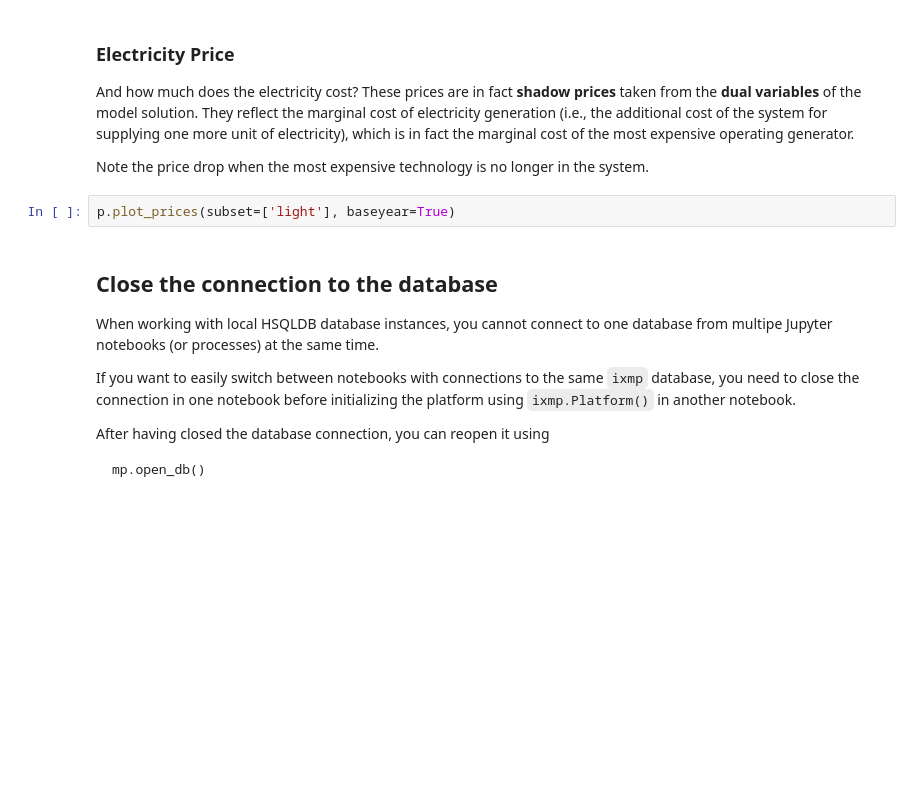
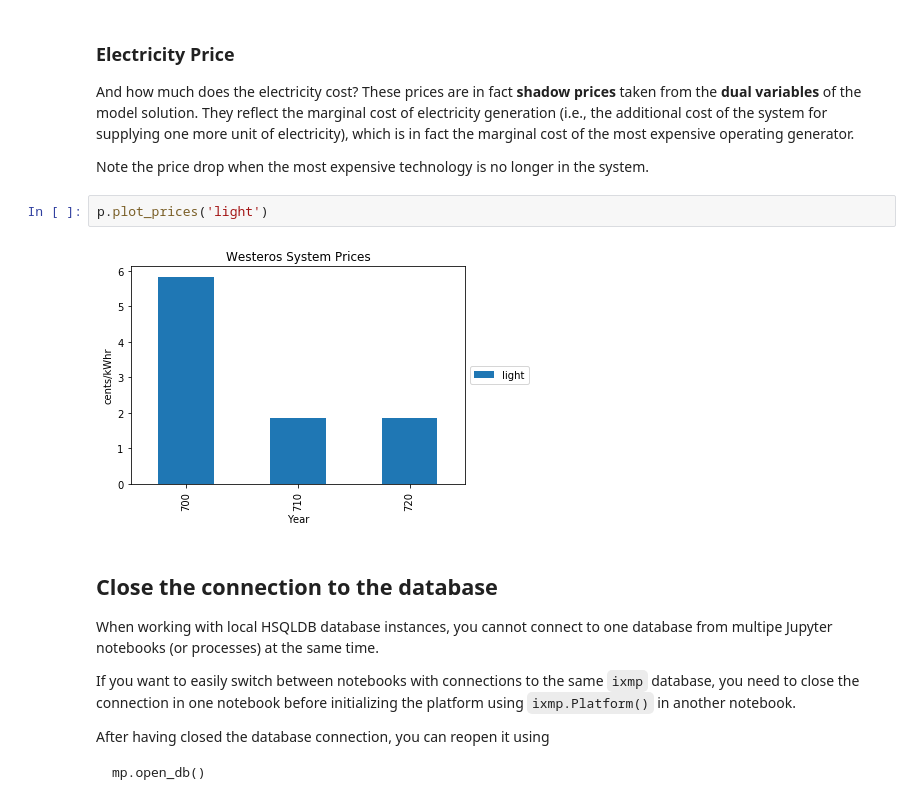
Before and after one commit to iiasa/message_ix, a Jupyter notebook: tutorial/westeros/westeros_baseline.ipynb, the cells around one changed output. Drawn from its saved outputs; the diff is of its cells as text; blank space fills up the shorter version.

```diff
--- a/tutorial/westeros/westeros_baseline.ipynb
+++ b/tutorial/westeros/westeros_baseline.ipynb
@@ -531,7 +562,9 @@ electricity), which is in fact the marginal cost of the most expensive operating
 
 Note the price drop when the most expensive technology is no longer in the system.
 # %%
-p.plot_prices(subset=['light'], baseyear=True)
+p.plot_prices('light')
+# %% [output]
+[figure, added]
 # %% [markdown]
 ## Close the connection to the database
 
```
Also changed, not shown: parts of 9 cells of this notebook, 1 other file.
